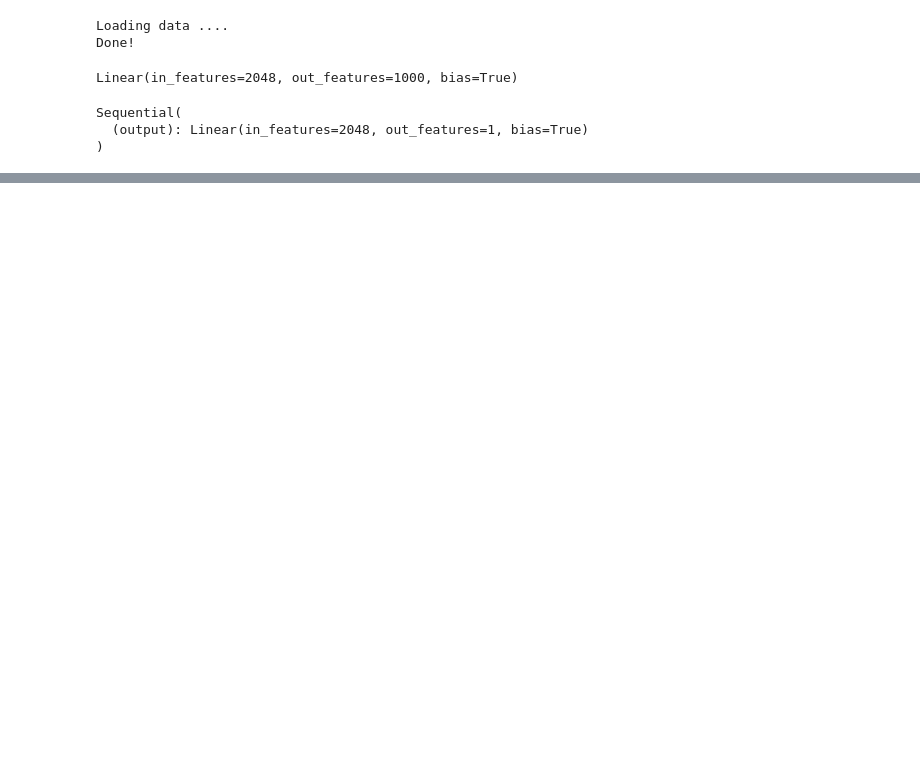
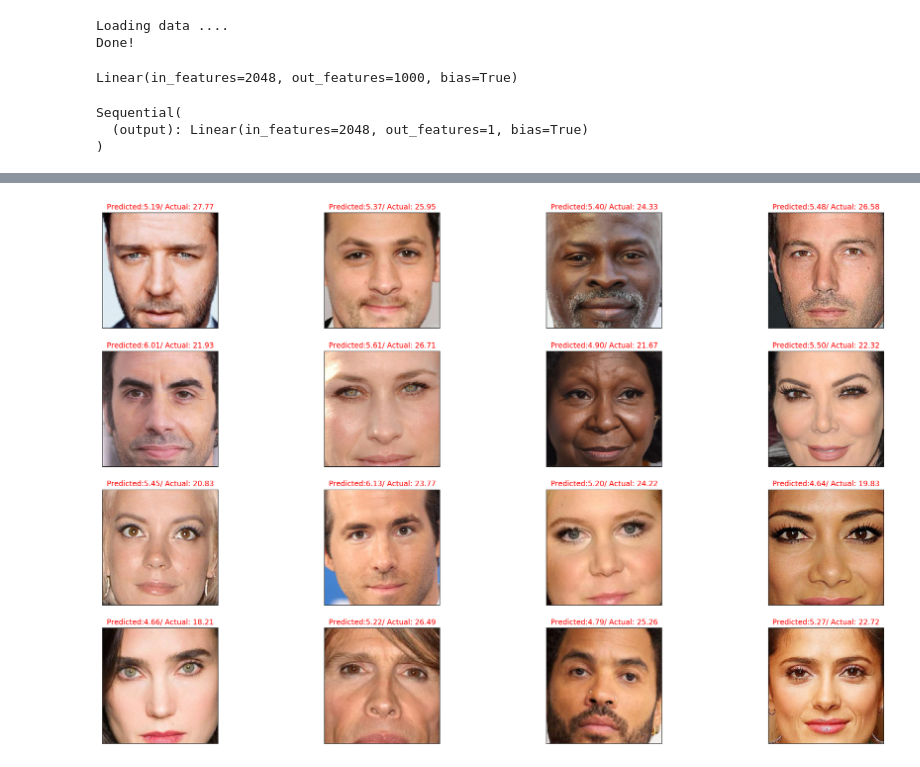
Before and after one commit to tonyzzzzz/FaceToBMI, a Jupyter notebook: notebooks/01-resnet.ipynb, the cells around one changed output, grey strips where cells are left out. Cells and saved outputs as stored; diff of their text form; code cells hidden in the pictures; blank space fills up the shorter version.

```diff
--- a/notebooks/01-resnet.ipynb
+++ b/notebooks/01-resnet.ipynb
@@ -25,0 +18,11 @@ cpu
+# %%
+# check if CUDA is available
+train_on_gpu = torch.cuda.is_available()
+
+if not train_on_gpu:
+    print('CUDA is not available.  Training on CPU ...')
+else:
+    print('CUDA is available!  Training on GPU ...')
+
+# Set this when run on laptop
+train_on_gpu = False
@@ -71,9 +78,11 @@ epochs = 1
 weight_decay = 0.0005
 gamma = 0.001
 power = 0.75
-criterion = nn.SmoothL1Loss().to(device)
+criterion = nn.SmoothL1Loss()
+if train_on_gpu:
+    criterion.cuda()
 train_losses, valid_losses = [], []
-steps = 0
+valid_loss_min = np.Inf
 # %%
 #training model
 for epoch in range(epochs):
@@ -134,0 +166,2 @@ plt.legend(frameon=False);
+# %%
+model.load_state_dict(torch.load('../models/trained/best_model.pt'));
@@ -134,0 +187,22 @@ plt.legend(frameon=False);
+# %%
+batch_size = 16
+# obtain one batch of test images
+images, height, weight, bmi = next(iter(test_loader))
+
+# get sample predictions
+predictions = model(images)
+
+# prep images for display
+images = images.numpy()
+
+# plot the images in the batch, along with predicted and true labels
+fig = plt.figure(figsize=(25, batch_size))
+
+for idx in np.arange(batch_size):
+    ax = fig.add_subplot(4, batch_size/4, idx+1, xticks=[], yticks=[])
+    plt.imshow(np.transpose(images[idx,:], (1,2,0)))
+    ax.set_title(
+        "Predicted:{:.2f}/ Actual: {:.2f}".format(predictions[idx,:].item(), bmi[idx,:].item()),
+                    color=("green" if predictions[idx,:].item() == bmi[idx,:].item() else "red"))
+# %% [output]
+[figure, added]
```
Also changed, not shown: parts of 7 cells of this notebook, 2 other files.
